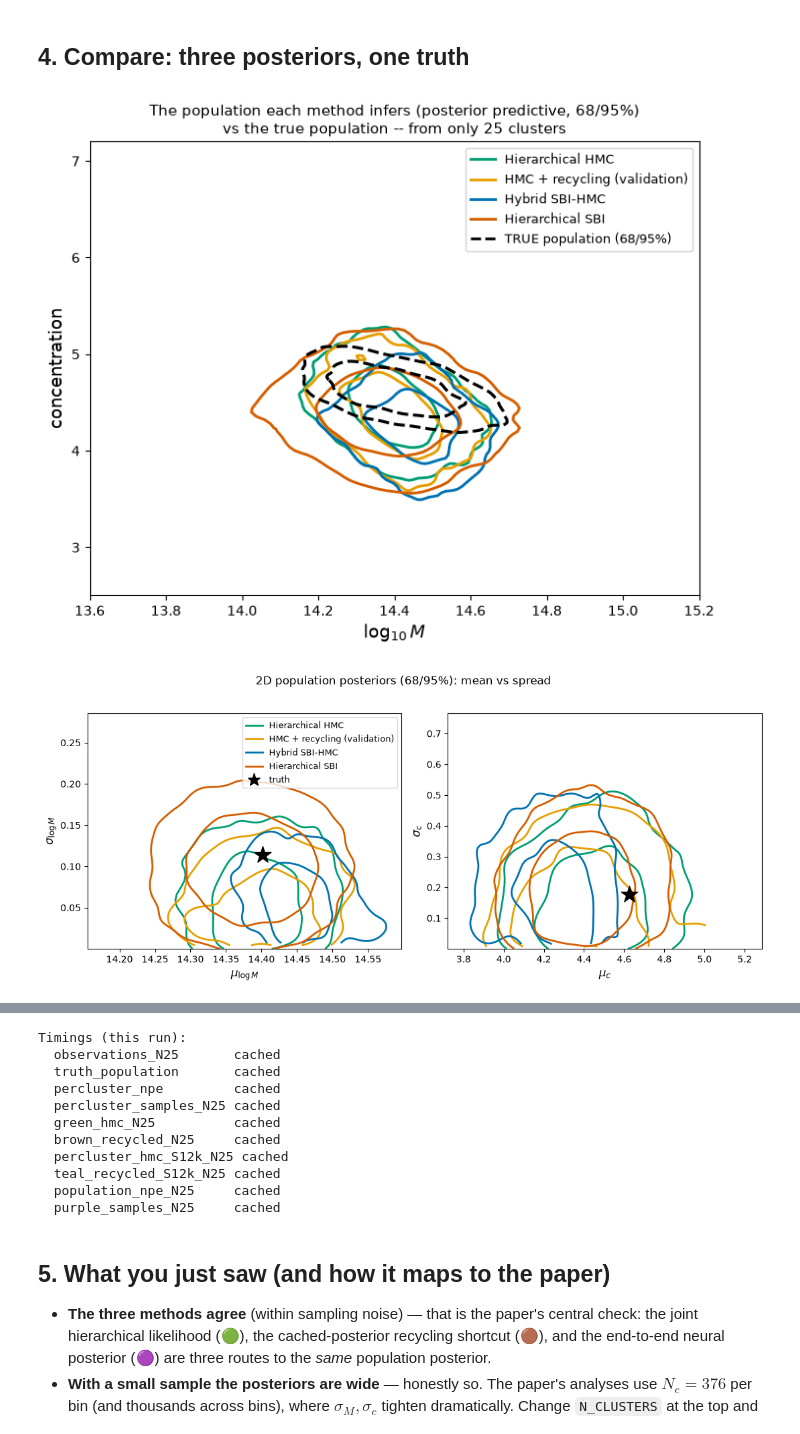
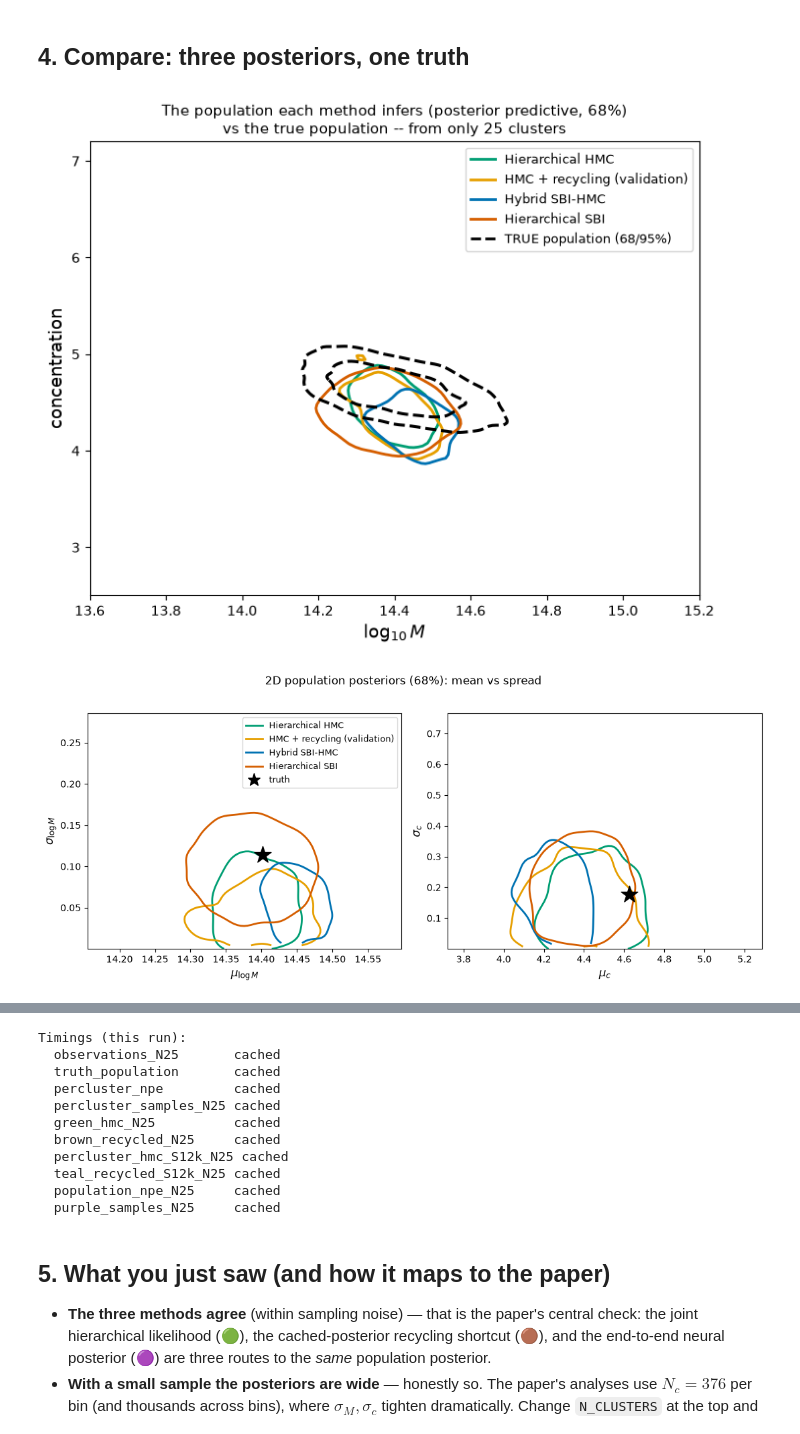
Before and after one commit to LSSTDESC/CL-SBI, a Jupyter notebook: notebooks/tutorial_01_population_inference/tutorial_01_population_inference.ipynb, the cells around one changed output, grey strips where cells are left out. Saved outputs shown, nothing was run; the diff lists cells and outputs as text; code cells hidden in the pictures.

```diff
--- a/notebooks/tutorial_01_population_inference/tutorial_01_population_inference.ipynb
+++ b/notebooks/tutorial_01_population_inference/tutorial_01_population_inference.ipynb
@@ -104,10 +104,10 @@ print(f"TRUE population:  mu_M={TRUE['mu_M']:.3f}  sig_M={TRUE['sig_M']:.3f}  mu
 
 fig, ax = plt.subplots(figsize=(7, 4.2))
 for i in range(N_CLUSTERS):
-    ax.plot(RBINS, 10 ** OBS["log_profiles"][i], alpha=0.8, label=f"cluster {i}")
+    ax.plot(RBINS, 10 ** OBS["log_profiles"][i], alpha=0.8)
 ax.set_xscale("log"); ax.set_yscale("log")
 ax.set_xlabel("radius [kpc/h]"); ax.set_ylabel(r"$\Delta\Sigma$ [$M_\odot h/kpc^2$]")
-ax.set_title("The data: 5 noisy $\\Delta\\Sigma$ profiles"); ax.legend(fontsize=8); plt.show()
+ax.set_title(f"The data: {N_CLUSTERS} noisy profiles"); plt.show()
 # %% [output]
 The five clusters (truth):
   cluster 0:  log10 M = 14.452   c = 4.714
@@ -211,8 +211,8 @@ def plate(ax, x, y, w, h, label):
     ax.text(x + w - 0.08, y + 0.08, label, ha="right", va="bottom", fontsize=9, color="0.35")
 
 fig, axes = plt.subplots(1, 3, figsize=(12, 4.2))
-for ax, title, color in zip(axes, ["GREEN: Hierarchical HMC (joint)", "BROWN + PINK: two-stage (recycled)",
-                                   "PURPLE: Hierarchical SBI (amortized)"], ["green", "saddlebrown", "purple"]):
+for ax, title, color in zip(axes, ["Hierarchical HMC (joint)", "Two-stage (recycled)",
+                                   "Hierarchical SBI (amortized)"], ["#009E73", "#0072B2", "#D55E00"]):
     ax.set_xlim(0, 3); ax.set_ylim(-0.9, 4.3); ax.axis("off")
     ax.set_title(title, fontsize=11, color=color, fontweight="bold")
 
@@ -233,7 +233,7 @@ arrow(ax, 2.3, 3.5, 2.3, 2.1)
 ax.annotate("", xy=(2.0, 2.1), xytext=(1.15, 2.1),
             arrowprops=dict(arrowstyle="-|>", color="0.4", lw=1.2, ls="--", shrinkA=14, shrinkB=14))
 ax.text(1.55, 2.35, "cached\nsamples", ha="center", fontsize=7.5, color="0.35")
-ax.text(1.5, -0.6, "stage 1 ONCE, cached -- engine: SBI (brown) or NUTS (pink);\nstage 2 reweights samples under $\\theta$", ha="center", fontsize=8.5)
+ax.text(1.5, -0.6, "stage 1 ONCE, cached -- engine: SBI (Hybrid) or NUTS (validation);\nstage 2 reweights samples under $\\theta$", ha="center", fontsize=8.5)
 
 # purple: x_j -> neural net -> theta (inference direction)
 ax = axes[2]
@@ -411,7 +411,7 @@ def predictive_population(s, k=20000):
 
 fig, ax = plt.subplots(figsize=(8, 6))
 for name, smp, color in METHODS:
-    kde_contours(ax, predictive_population(smp), color, fill=False, lw=2.0)
+    kde_contours(ax, predictive_population(smp), color, levels=(0.68,), fill=False, lw=2.0)
 kde_contours(ax, POP[:8000], "k", ls="--", lw=2.2)
 from matplotlib.lines import Line2D
 ax.legend(handles=[Line2D([], [], color=c, lw=2, label=n) for n, _, c in METHODS]
@@ -419,40 +419,40 @@ ax.legend(handles=[Line2D([], [], color=c, lw=2, label=n) for n, _, c in METHODS
           fontsize=9, loc="upper right")
 ax.set_xlabel(r"$\log_{10} M$", fontsize=13); ax.set_ylabel("concentration", fontsize=13)
 ax.set_xlim(13.6, 15.2); ax.set_ylim(2.5, 7.2)
-ax.set_title(f"The population each method infers (posterior predictive, 68/95%)\n"
+ax.set_title(f"The population each method infers (posterior predictive, 68%)\n"
              f"vs the true population -- from only {N_CLUSTERS} clusters", fontsize=11)
 plt.show()
 
 # 2D posteriors: the (mean, spread) planes for mass and concentration
 fig, axes = plt.subplots(1, 2, figsize=(11, 4.6))
 for ax, (kx, ky, lx, ly) in zip(axes, [("mu_M", "sig_M", r"$\mu_{\log M}$", r"$\sigma_{\log M}$"),
                                         ("mu_c", "sig_c", r"$\mu_c$", r"$\sigma_c$")]):
     for name, smp, color in METHODS:
-        kde_contours(ax, np.column_stack([smp[kx], smp[ky]]), color, fill=False, lw=2.0)
+        kde_contours(ax, np.column_stack([smp[kx], smp[ky]]), color, levels=(0.68,), fill=False, lw=2.0)
     ax.scatter(TRUE[kx], TRUE[ky], marker="*", s=350, color="k", zorder=6, label="truth")
     ax.set_xlabel(lx, fontsize=12); ax.set_ylabel(ly, fontsize=12)
 from matplotlib.lines import Line2D
 axes[0].legend(handles=[Line2D([], [], color=c, lw=2, label=n) for n, _, c in METHODS]
                + [Line2D([], [], marker="*", ls="", ms=14, mfc="k", mec="k", label="truth")], fontsize=9)
-fig.suptitle("2D population posteriors (68/95%): mean vs spread", y=1.02)
+fig.suptitle("2D population posteriors (68%): mean vs spread", y=1.02)
 plt.tight_layout(); plt.show()
 
 fig, axes = plt.subplots(2, 2, figsize=(10, 7))
 for ax, (key, label) in zip(axes.ravel(), PARAMS):
     for name, s, color in METHODS:
         ax.hist(s[key], bins=40, density=True, histtype="step", lw=2, color=color, label=name)
     ax.axvline(TRUE[key], color="k", ls="--", lw=2, label="truth (population)")
     ax.set_xlabel(label); ax.set_yticks([])
 axes[0, 0].legend(fontsize=8)
 fig.suptitle(f"Population posteriors from {N_CLUSTERS} clusters -- three methods, same priors", y=1.0)
 plt.tight_layout(); plt.show()
 
 print("Timings (this run):")
 for k, (status, dt) in TIMINGS.items():
     print(f"  {k:<22} {status}" + (f"  {dt:6.1f}s" if dt else ""))
 # %% [output]
-[figure, old version]
+[figure, new version]
-[figure, old version]
+[figure, new version]
 [figure]
 Timings (this run):
   observations_N25       cached
```
Also changed, not shown: parts of 5 cells of this notebook, 1 other file.
